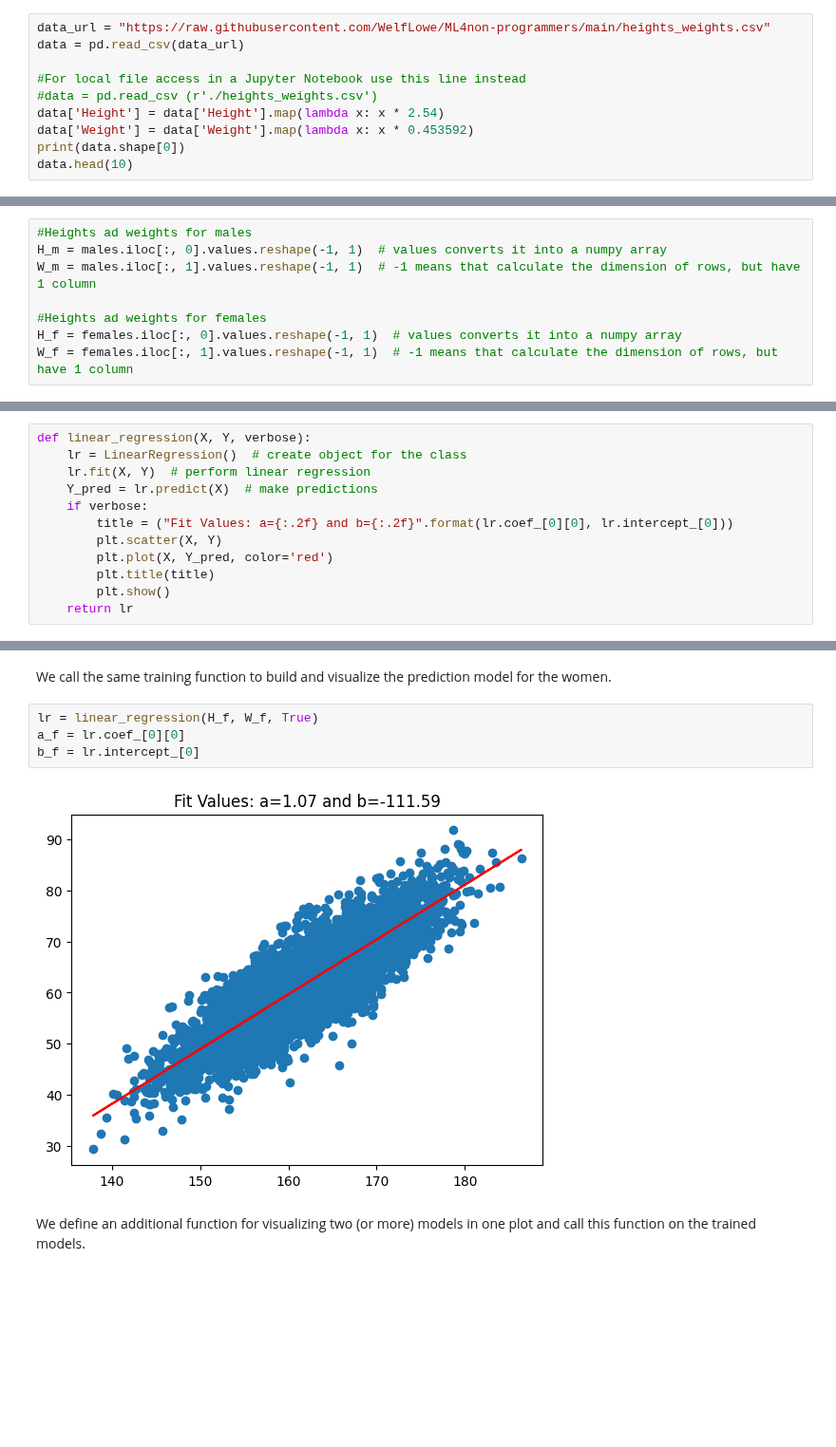
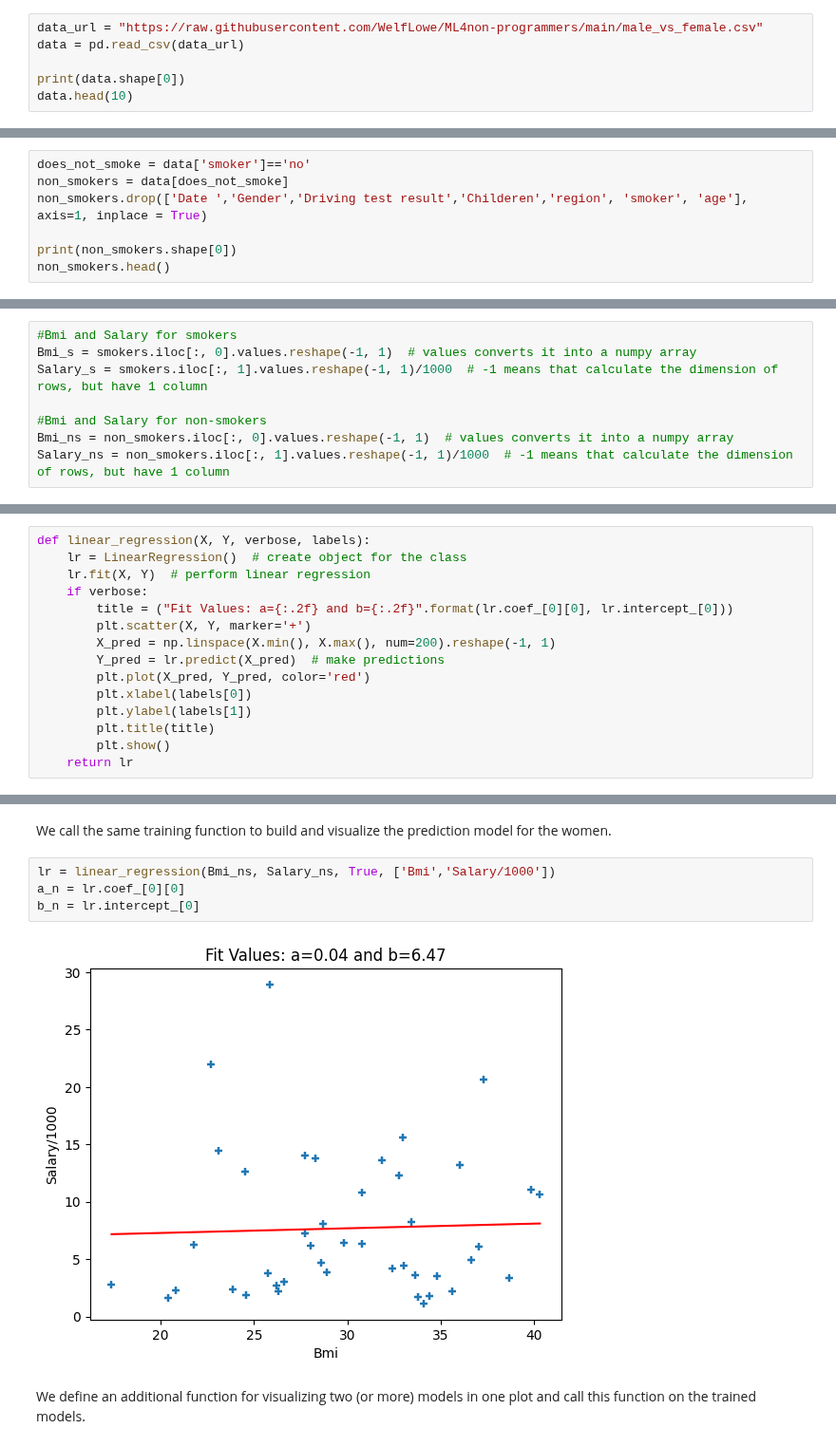
Before and after one commit to WelfLowe/ML4non-programmers, a Jupyter notebook: AI_Technology_Introduction_II.ipynb, the cells around one changed output, grey strips where cells are left out. Shown at 95% size. Saved outputs shown, nothing was run; the diff lists cells and outputs as text; blank space fills up the shorter version.

Commit message:
Connected to new data and fixed the regression example.

```diff
--- a/AI_Technology_Introduction_II.ipynb
+++ b/AI_Technology_Introduction_II.ipynb
@@ -21,11 +21,7 @@ Then we map inches to cm ($\times 2.54$) and pounds to kg ($\times 0.45$). Then
 # %%
-data_url = "https://raw.githubusercontent.com/WelfLowe/ML4non-programmers/main/heights_weights.csv"
+data_url = "https://raw.githubusercontent.com/WelfLowe/ML4non-programmers/main/male_vs_female.csv"
 data = pd.read_csv(data_url)
 
-#For local file access in a Jupyter Notebook use this line instead
-#data = pd.read_csv (r'./heights_weights.csv')
-data['Height'] = data['Height'].map(lambda x: x * 2.54)
-data['Weight'] = data['Weight'].map(lambda x: x * 0.453592)
 print(data.shape[0])
 data.head(10)
 # %% [output]
@@ -71,0 +63,7 @@ females.head()
+# %%
+does_not_smoke = data['smoker']=='no'
+non_smokers = data[does_not_smoke]
+non_smokers.drop(['Date ','Gender','Driving test result','Childeren','region', 'smoker', 'age'], axis=1, inplace = True)
+
+print(non_smokers.shape[0])
+non_smokers.head()
@@ -74,8 +84,8 @@ Convert the data table into another format, into a so-called $\verb|numpy|$ arra
 # %%
-#Heights ad weights for males
-H_m = males.iloc[:, 0].values.reshape(-1, 1)  # values converts it into a numpy array
-W_m = males.iloc[:, 1].values.reshape(-1, 1)  # -1 means that calculate the dimension of rows, but have 1 column
+#Bmi and Salary for smokers
+Bmi_s = smokers.iloc[:, 0].values.reshape(-1, 1)  # values converts it into a numpy array
+Salary_s = smokers.iloc[:, 1].values.reshape(-1, 1)/1000  # -1 means that calculate the dimension of rows, but have 1 column
 
-#Heights ad weights for females
-H_f = females.iloc[:, 0].values.reshape(-1, 1)  # values converts it into a numpy array
-W_f = females.iloc[:, 1].values.reshape(-1, 1)  # -1 means that calculate the dimension of rows, but have 1 column
+#Bmi and Salary for non-smokers
+Bmi_ns = non_smokers.iloc[:, 0].values.reshape(-1, 1)  # values converts it into a numpy array
+Salary_ns = non_smokers.iloc[:, 1].values.reshape(-1, 1)/1000  # -1 means that calculate the dimension of rows, but have 1 column
@@ -96,14 +108,17 @@ We define a training function. It merely uses the trainging function $\verb|fit|
 
 Optionally, we then plot the trained model, a linear function, and all datapoints. Note, that we imported the plotting libarary for that: $\verb|import matplotlib.pyplot as plt|$.
 # %%
-def linear_regression(X, Y, verbose):
+def linear_regression(X, Y, verbose, labels):
     lr = LinearRegression()  # create object for the class
     lr.fit(X, Y)  # perform linear regression
-    Y_pred = lr.predict(X)  # make predictions
     if verbose:
         title = ("Fit Values: a={:.2f} and b={:.2f}".format(lr.coef_[0][0], lr.intercept_[0]))
-        plt.scatter(X, Y)
-        plt.plot(X, Y_pred, color='red')
+        plt.scatter(X, Y, marker='+')
+        X_pred = np.linspace(X.min(), X.max(), num=200).reshape(-1, 1)
+        Y_pred = lr.predict(X_pred)  # make predictions
+        plt.plot(X_pred, Y_pred, color='red')
+        plt.xlabel(labels[0])
+        plt.ylabel(labels[1])
         plt.title(title)
         plt.show()
     return lr
@@ -118,11 +133,11 @@ b_m = lr.intercept_[0]
 # %% [markdown]
 We call the same training function to build and visualize the prediction model for the women.
 # %%
-lr = linear_regression(H_f, W_f, True)
-a_f = lr.coef_[0][0]
-b_f = lr.intercept_[0]
+lr = linear_regression(Bmi_ns, Salary_ns, True, ['Bmi','Salary/1000'])
+a_n = lr.coef_[0][0]
+b_n = lr.intercept_[0]
 # %% [output]
-[figure, old version]
+[figure, new version]
 # %% [markdown]
 We define an additional function for visualizing two (or more) models in one plot and call this function on the trained models.
 # %%
```
Also changed, not shown: parts of 18 cells of this notebook.
